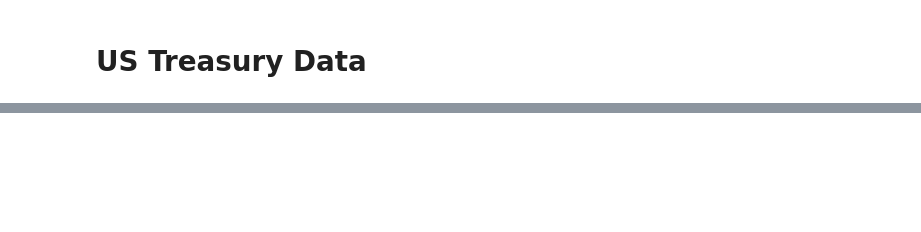
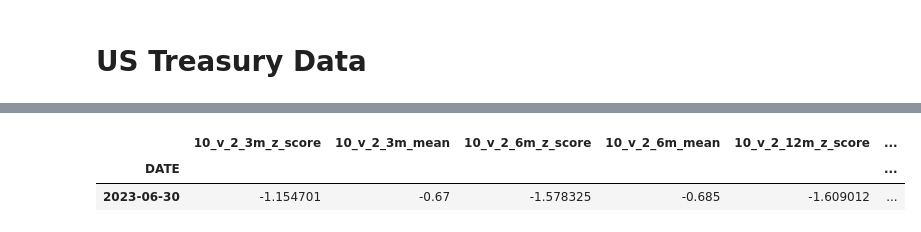
Before and after one commit to krishanj20/MarketDashboard, a Jupyter notebook: notebooks/us_treasuries_nominal_2s10s.ipynb, the cells around one changed output, grey strips where cells are left out. Cells and saved outputs as stored; diff of their text form; code cells hidden in the pictures; blank space fills up the shorter version.

```diff
--- a/notebooks/us_treasuries_nominal_2s10s.ipynb
+++ b/notebooks/us_treasuries_nominal_2s10s.ipynb
@@ -91,0 +122,7 @@ fig
+# %%
+z_scores_df = calculate_rolling_z_scores(treasury_df, '10_v_2')
+z_scores_df.iloc[[-1]]
+# %% [output]
+|  | 10_v_2_3m_z_score | 10_v_2_3m_mean | 10_v_2_6m_z_score | 10_v_2_6m_mean | 10_v_2_12m_z_score | ... |
+| DATE |  |  |  |  |  | ... |
+| 2023-06-30 | -1.154701 | -0.67 | -1.578325 | -0.685 | -1.609012 | ... |
```
Also changed, not shown: parts of 8 cells of this notebook, 2 other files.
